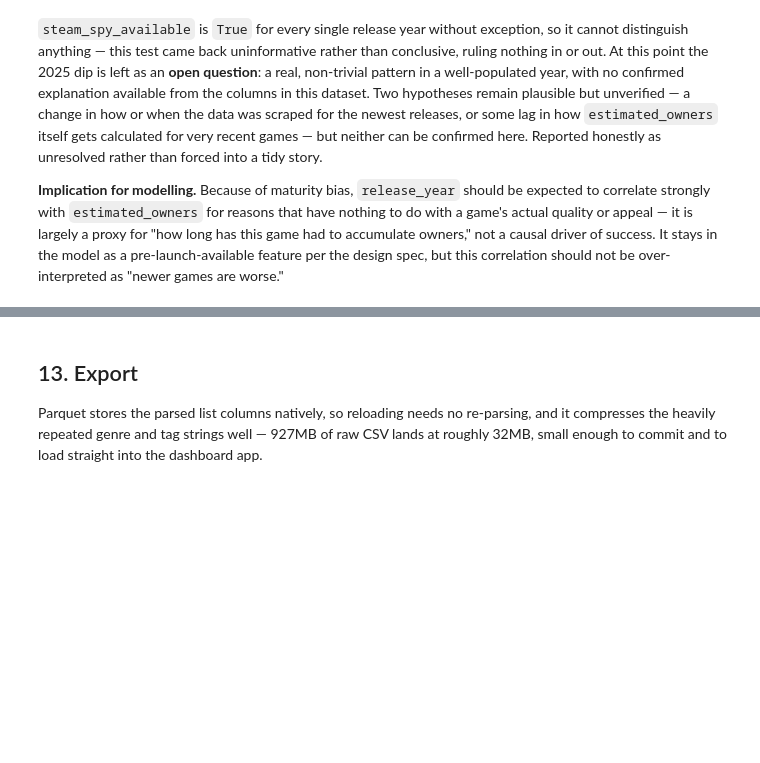
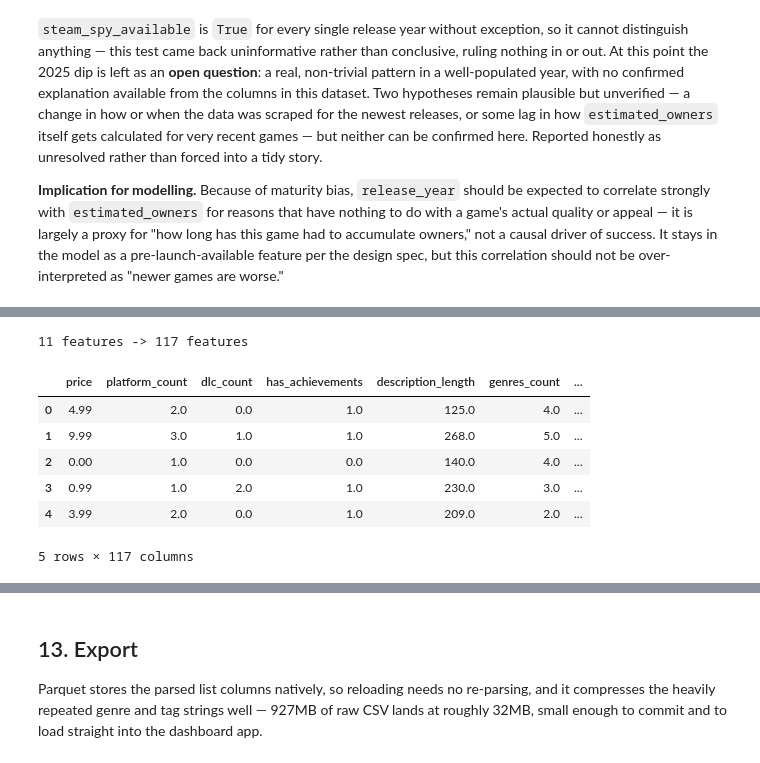
Before and after one commit to AhmadKanaan0/steam-games-analysis, a Jupyter notebook: notebook/steam_analysis.ipynb, the cells around one changed output, grey strips where cells are left out. Saved outputs shown, nothing was run; the diff lists cells and outputs as text; code cells hidden in the pictures; blank space fills up the shorter version.

```diff
--- a/notebook/steam_analysis.ipynb
+++ b/notebook/steam_analysis.ipynb
@@ -345,0 +808,37 @@ pd.crosstab(df['release_year'], df['steam_spy_available'], normalize='index') *
+# %%
+def multi_hot(series, prefix, top_n):
+    """Turn a column of lists into one 0/1 column per value, for the top_n most common values."""
+    keep = series.explode().value_counts().head(top_n).index
+    return pd.DataFrame(
+        {f"{prefix}_{value}": series.apply(lambda items: int(value in items)) for value in keep},
+        index=series.index,
+    )
+
+
+genre_cols = multi_hot(model_df["genres"], "genre", 20)
+tag_cols = multi_hot(model_df["tags"], "tag", 60)
+category_cols = multi_hot(model_df["categories"], "cat", 25)
+
+# Publisher scale: how many catalog games share this game's publisher.
+publisher_counts = df.explode("publishers")["publishers"].value_counts()
+model_df["publisher_game_count"] = model_df["publishers"].apply(
+    lambda names: max((publisher_counts.get(n, 0) for n in names), default=0)
+)
+
+X_rich = pd.concat(
+    [model_df[BASE_FEATURES + ["publisher_game_count"]].astype(float),
+     genre_cols, tag_cols, category_cols],
+    axis=1,
+)
+
+print(f"{X.shape[1]} features -> {X_rich.shape[1]} features")
+X_rich.head()
+# %% [output]
+11 features -> 117 features
+|  | price | platform_count | dlc_count | has_achievements | description_length | genres_count | ... |
+| 0 | 4.99 | 2.0 | 0.0 | 1.0 | 125.0 | 4.0 | ... |
+| 1 | 9.99 | 3.0 | 1.0 | 1.0 | 268.0 | 5.0 | ... |
+| 2 | 0.00 | 1.0 | 0.0 | 0.0 | 140.0 | 4.0 | ... |
+| 3 | 0.99 | 1.0 | 2.0 | 1.0 | 230.0 | 3.0 | ... |
+| 4 | 3.99 | 2.0 | 0.0 | 1.0 | 209.0 | 2.0 | ... |
+5 rows × 117 columns
```
Also changed, not shown: parts of 53 cells of this notebook, 2 other files.
